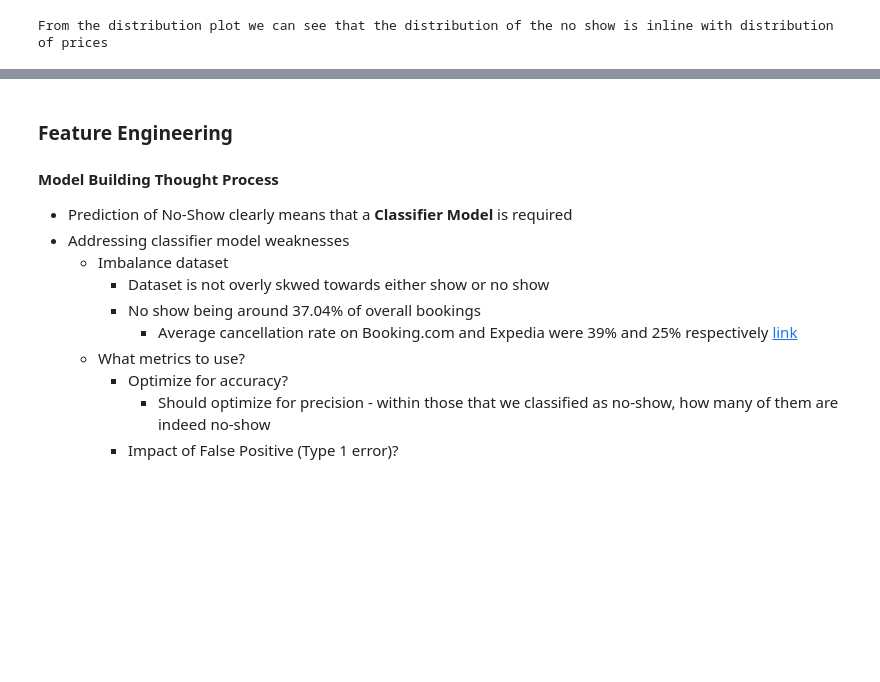
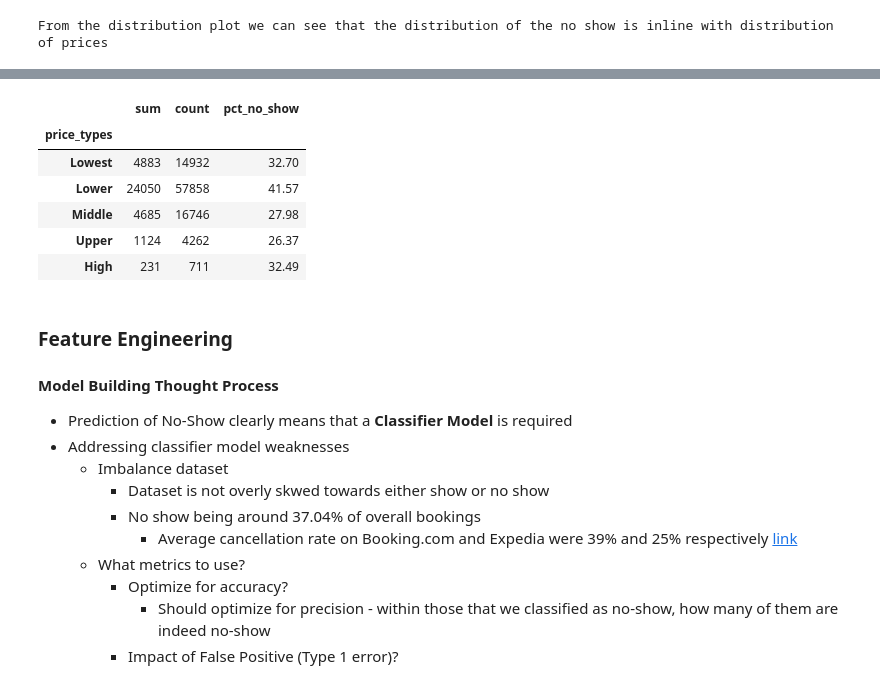
Before and after one commit to marmal88/Hotel-Bookings, a Jupyter notebook: eda.ipynb, the cells around one changed output, grey strips where cells are left out. Drawn from its saved outputs; the diff is of its cells as text; code cells hidden in the pictures; blank space fills up the shorter version.

```diff
--- a/eda.ipynb
+++ b/eda.ipynb
@@ -429,3 +481,15 @@ First time customers make up the overwhelming proportion of no show at 41.19%
+# %%
+price_bin = df.groupby("price_types")["no_show"].agg(["sum","count"])
+price_bin["pct_no_show"] = round((price_bin["sum"]/price_bin["count"])*100,2)
+price_bin
+# %% [output]
+|  | sum | count | pct_no_show |
+| price_types |  |  |  |
+| Lowest | 4883 | 14932 | 32.70 |
+| Lower | 24050 | 57858 | 41.57 |
+| Middle | 4685 | 16746 | 27.98 |
+| Upper | 1124 | 4262 | 26.37 |
+| High | 231 | 711 | 32.49 |
 # %% [markdown]
 ### Feature Engineering
 
```
Also changed, not shown: parts of 14 cells of this notebook, 7 other files.
